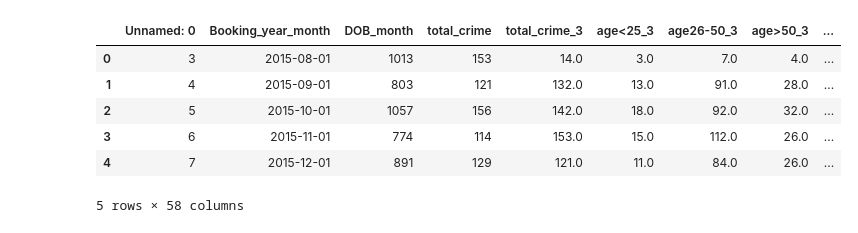
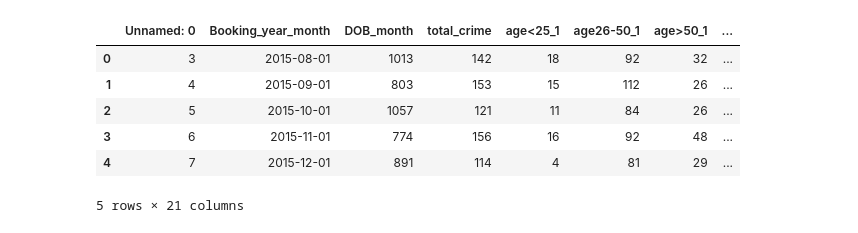
Before and after one commit to cynthiahuallanca/Miami_Crime_2019, a Jupyter notebook: 3_Load_to_ML_test2_caro.ipynb, the cells around one changed output. Cells and saved outputs as stored; diff of their text form; code cells hidden in the pictures.

```diff
--- a/3_Load_to_ML_test2_caro.ipynb
+++ b/3_Load_to_ML_test2_caro.ipynb
@@ -31,13 +31,18 @@ from sklearn.metrics import mean_squared_error
 # %%
 # Read the CLEAN data From 2015-05 to 2019-06 csv file into a pandas DataFrame
 
-df = pd.read_csv('Resources/data3_load_assault_group_to_ML.csv',parse_dates =["Booking_year_month"])
+# Data base with the 3 past months
+# df = pd.read_csv('Resources/data3_load_assault_group_to_ML.csv',parse_dates =["Booking_year_month"])
+# df.head()
+
+# Data base past month
+df = pd.read_csv('Resources/data3_test.csv',parse_dates =["Booking_year_month"])
 df.head()
 # %% [output]
-|  | Unnamed: 0 | Booking_year_month | DOB_month | total_crime | total_crime_3 | age<25_3 | age26-50_3 | age>50_3 | ... |
-| 0 | 3 | 2015-08-01 | 1013 | 153 | 14.0 | 3.0 | 7.0 | 4.0 | ... |
-| 1 | 4 | 2015-09-01 | 803 | 121 | 132.0 | 13.0 | 91.0 | 28.0 | ... |
-| 2 | 5 | 2015-10-01 | 1057 | 156 | 142.0 | 18.0 | 92.0 | 32.0 | ... |
-| 3 | 6 | 2015-11-01 | 774 | 114 | 153.0 | 15.0 | 112.0 | 26.0 | ... |
-| 4 | 7 | 2015-12-01 | 891 | 129 | 121.0 | 11.0 | 84.0 | 26.0 | ... |
+|  | Unnamed: 0 | Booking_year_month | DOB_month | total_crime | age<25_1 | age26-50_1 | age>50_1 | ... |
+| 0 | 3 | 2015-08-01 | 1013 | 142 | 18 | 92 | 32 | ... |
+| 1 | 4 | 2015-09-01 | 803 | 153 | 15 | 112 | 26 | ... |
+| 2 | 5 | 2015-10-01 | 1057 | 121 | 11 | 84 | 26 | ... |
+| 3 | 6 | 2015-11-01 | 774 | 156 | 16 | 92 | 48 | ... |
+| 4 | 7 | 2015-12-01 | 891 | 114 | 4 | 81 | 29 | ... |
-5 rows × 58 columns
+5 rows × 21 columns
```
Also changed, not shown: parts of 32 cells of this notebook.
